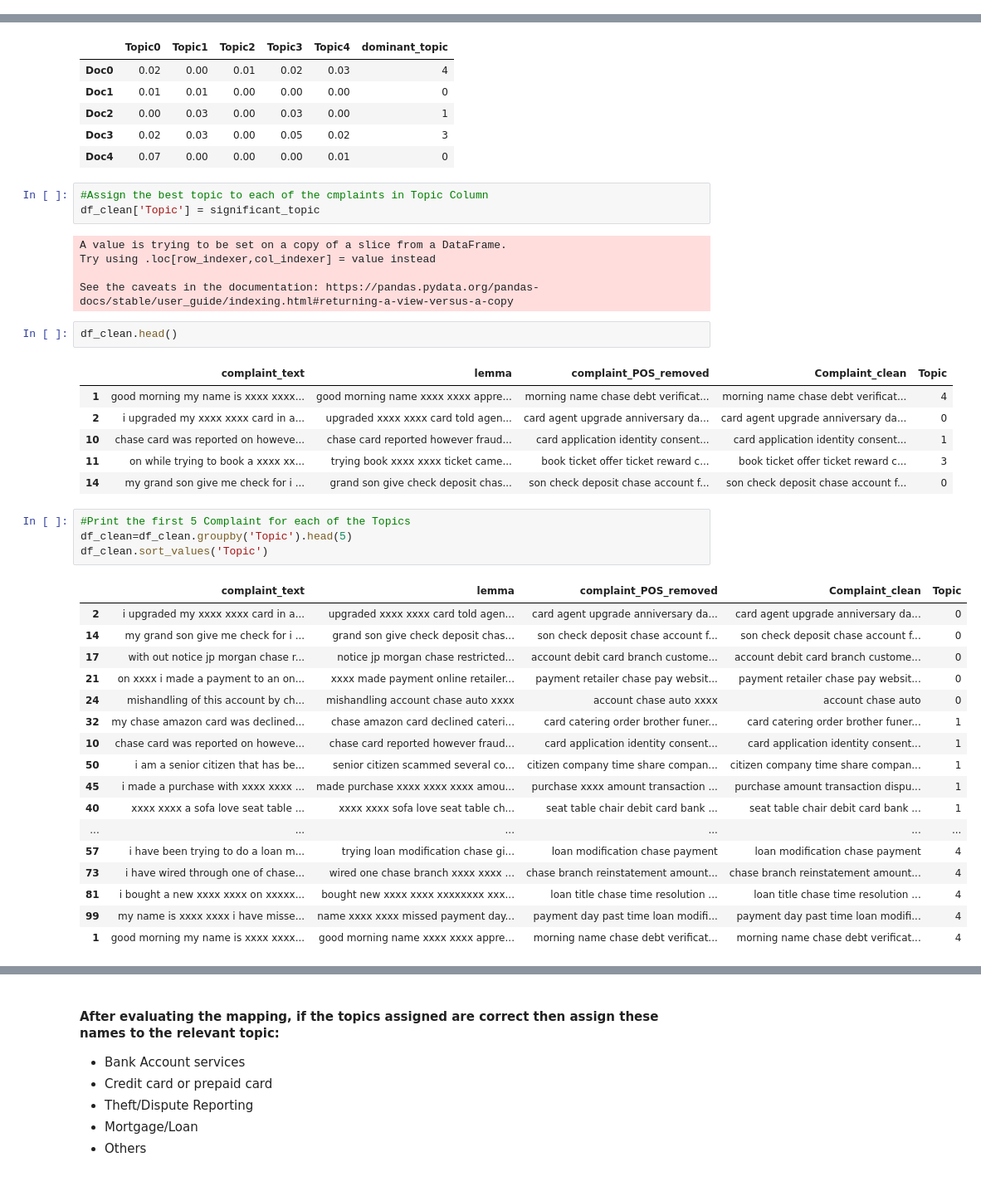
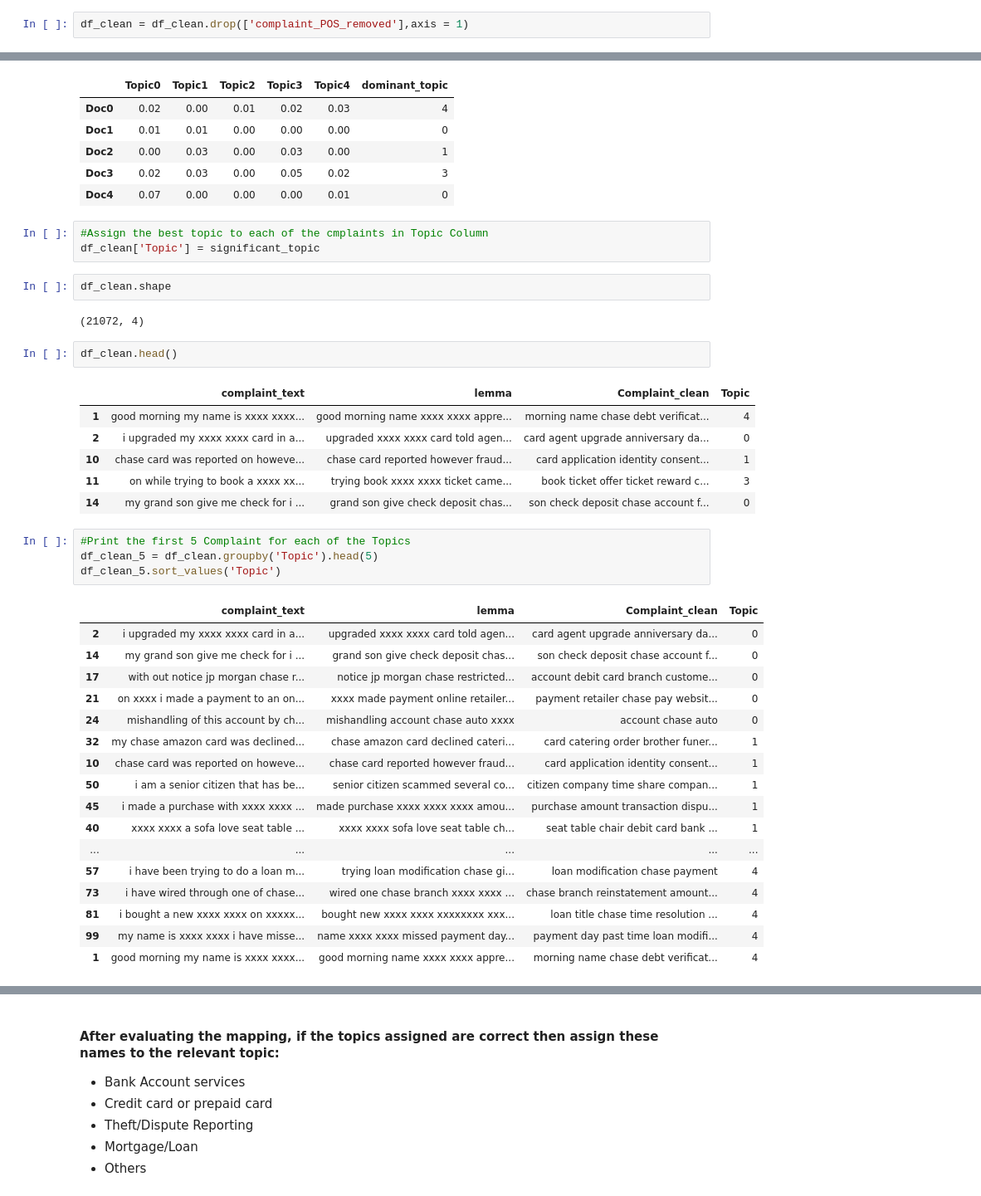
Before and after one commit to SanjayaKumarSahoo/automatic-ticket-classification, a Jupyter notebook: Automatic_Ticket_Classification_Assignment.ipynb, the cells around one changed output, grey strips where cells are left out. Shown: that part at 83% size. Saved outputs shown, nothing was run; the diff lists cells and outputs as text.

```diff
--- a/Automatic_Ticket_Classification_Assignment.ipynb
+++ b/Automatic_Ticket_Classification_Assignment.ipynb
@@ -494,0 +466,2 @@ df_clean
+# %%
+df_clean = df_clean.drop(['complaint_POS_removed'],axis = 1)
@@ -577,39 +559,38 @@ df_doc_topic.head()
 # %%
 #Assign the best topic to each of the cmplaints in Topic Column
 df_clean['Topic'] = significant_topic
-# %% [output]
-A value is trying to be set on a copy of a slice from a DataFrame.
-Try using .loc[row_indexer,col_indexer] = value instead
-
-See the caveats in the documentation: https://pandas.pydata.org/pandas-docs/stable/user_guide/indexing.html#returning-a-view-versus-a-copy
+# %%
+df_clean.shape
+# %% [output]
+(21072, 4)
 # %%
 df_clean.head()
 # %% [output]
-|  | complaint_text | lemma | complaint_POS_removed | Complaint_clean | Topic |
-| 1 | good morning my name is xxxx xxxx... | good morning name xxxx xxxx appre... | morning name chase debt verificat... | morning name chase debt verificat... | 4 |
-| 2 | i upgraded my xxxx xxxx card in a... | upgraded xxxx xxxx card told agen... | card agent upgrade anniversary da... | card agent upgrade anniversary da... | 0 |
-| 10 | chase card was reported on howeve... | chase card reported however fraud... | card application identity consent... | card application identity consent... | 1 |
-| 11 | on while trying to book a xxxx xx... | trying book xxxx xxxx ticket came... | book ticket offer ticket reward c... | book ticket offer ticket reward c... | 3 |
-| 14 | my grand son give me check for i ... | grand son give check deposit chas... | son check deposit chase account f... | son check deposit chase account f... | 0 |
+|  | complaint_text | lemma | Complaint_clean | Topic |
+| 1 | good morning my name is xxxx xxxx... | good morning name xxxx xxxx appre... | morning name chase debt verificat... | 4 |
+| 2 | i upgraded my xxxx xxxx card in a... | upgraded xxxx xxxx card told agen... | card agent upgrade anniversary da... | 0 |
+| 10 | chase card was reported on howeve... | chase card reported however fraud... | card application identity consent... | 1 |
+| 11 | on while trying to book a xxxx xx... | trying book xxxx xxxx ticket came... | book ticket offer ticket reward c... | 3 |
+| 14 | my grand son give me check for i ... | grand son give check deposit chas... | son check deposit chase account f... | 0 |
 # %%
 #Print the first 5 Complaint for each of the Topics
-df_clean=df_clean.groupby('Topic').head(5)
-df_clean.sort_values('Topic')
+df_clean_5 = df_clean.groupby('Topic').head(5)
+df_clean_5.sort_values('Topic')
 # %% [output]
-|  | complaint_text | lemma | complaint_POS_removed | Complaint_clean | Topic |
-| 2 | i upgraded my xxxx xxxx card in a... | upgraded xxxx xxxx card told agen... | card agent upgrade anniversary da... | card agent upgrade anniversary da... | 0 |
-| 14 | my grand son give me check for i ... | grand son give check deposit chas... | son check deposit chase account f... | son check deposit chase account f... | 0 |
-| 17 | with out notice jp morgan chase r... | notice jp morgan chase restricted... | account debit card branch custome... | account debit card branch custome... | 0 |
-| 21 | on xxxx i made a payment to an on... | xxxx made payment online retailer... | payment retailer chase pay websit... | payment retailer chase pay websit... | 0 |
-| 24 | mishandling of this account by ch... | mishandling account chase auto xxxx | account chase auto xxxx | account chase auto | 0 |
-| 32 | my chase amazon card was declined... | chase amazon card declined cateri... | card catering order brother funer... | card catering order brother funer... | 1 |
-| 10 | chase card was reported on howeve... | chase card reported however fraud... | card application identity consent... | card application identity consent... | 1 |
-| 50 | i am a senior citizen that has be... | senior citizen scammed several co... | citizen company time share compan... | citizen company time share compan... | 1 |
-| 45 | i made a purchase with xxxx xxxx ... | made purchase xxxx xxxx xxxx amou... | purchase xxxx amount transaction ... | purchase amount transaction dispu... | 1 |
-| 40 | xxxx xxxx a sofa love seat table ... | xxxx xxxx sofa love seat table ch... | seat table chair debit card bank ... | seat table chair debit card bank ... | 1 |
-| ... | ... | ... | ... | ... | ... |
-| 57 | i have been trying to do a loan m... | trying loan modification chase gi... | loan modification chase payment | loan modification chase payment | 4 |
-| 73 | i have wired through one of chase... | wired one chase branch xxxx xxxx ... | chase branch reinstatement amount... | chase branch reinstatement amount... | 4 |
-| 81 | i bought a new xxxx xxxx on xxxxx... | bought new xxxx xxxx xxxxxxxx xxx... | loan title chase time resolution ... | loan title chase time resolution ... | 4 |
-| 99 | my name is xxxx xxxx i have misse... | name xxxx xxxx missed payment day... | payment day past time loan modifi... | payment day past time loan modifi... | 4 |
-| 1 | good morning my name is xxxx xxxx... | good morning name xxxx xxxx appre... | morning name chase debt verificat... | morning name chase debt verificat... | 4 |
+|  | complaint_text | lemma | Complaint_clean | Topic |
+| 2 | i upgraded my xxxx xxxx card in a... | upgraded xxxx xxxx card told agen... | card agent upgrade anniversary da... | 0 |
+| 14 | my grand son give me check for i ... | grand son give check deposit chas... | son check deposit chase account f... | 0 |
+| 17 | with out notice jp morgan chase r... | notice jp morgan chase restricted... | account debit card branch custome... | 0 |
+| 21 | on xxxx i made a payment to an on... | xxxx made payment online retailer... | payment retailer chase pay websit... | 0 |
+| 24 | mishandling of this account by ch... | mishandling account chase auto xxxx | account chase auto | 0 |
+| 32 | my chase amazon card was declined... | chase amazon card declined cateri... | card catering order brother funer... | 1 |
+| 10 | chase card was reported on howeve... | chase card reported however fraud... | card application identity consent... | 1 |
+| 50 | i am a senior citizen that has be... | senior citizen scammed several co... | citizen company time share compan... | 1 |
+| 45 | i made a purchase with xxxx xxxx ... | made purchase xxxx xxxx xxxx amou... | purchase amount transaction dispu... | 1 |
+| 40 | xxxx xxxx a sofa love seat table ... | xxxx xxxx sofa love seat table ch... | seat table chair debit card bank ... | 1 |
+| ... | ... | ... | ... | ... |
+| 57 | i have been trying to do a loan m... | trying loan modification chase gi... | loan modification chase payment | 4 |
+| 73 | i have wired through one of chase... | wired one chase branch xxxx xxxx ... | chase branch reinstatement amount... | 4 |
+| 81 | i bought a new xxxx xxxx on xxxxx... | bought new xxxx xxxx xxxxxxxx xxx... | loan title chase time resolution ... | 4 |
+| 99 | my name is xxxx xxxx i have misse... | name xxxx xxxx missed payment day... | payment day past time loan modifi... | 4 |
+| 1 | good morning my name is xxxx xxxx... | good morning name xxxx xxxx appre... | morning name chase debt verificat... | 4 |
```
Also changed, not shown: parts of 10 cells of this notebook.
